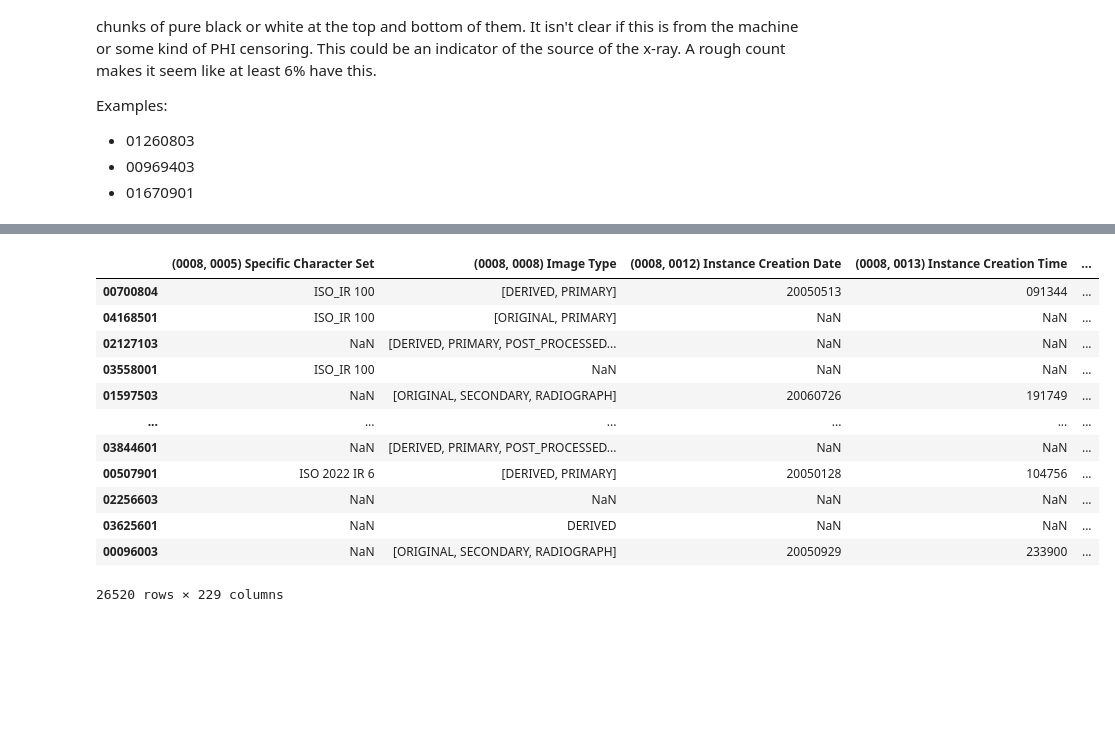
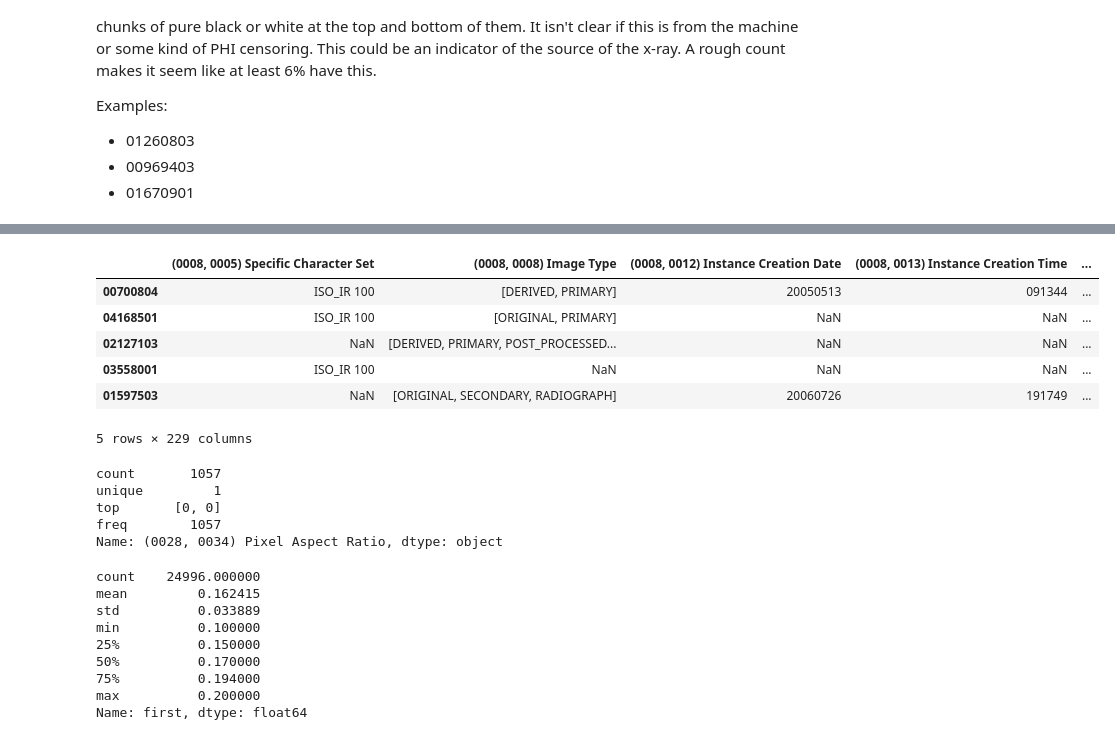
Before and after one commit to cairo-lab/xray_fingerprints, a Jupyter notebook: analysis/pixel_patterns/patterns.ipynb, the cells around one changed output, grey strips where cells are left out. Drawn from its saved outputs; the diff is of its cells as text; code cells hidden in the pictures; blank space fills up the shorter version.

```diff
--- a/analysis/pixel_patterns/patterns.ipynb
+++ b/analysis/pixel_patterns/patterns.ipynb
@@ -225,23 +363,21 @@ view_xray_box(os.path.join(REMOTE_IMAGE_DIR, "03408003.npy"), threshold = -1.19)
 # %%
-DICOM_METADATA_PATH = (
-    "/dartfs-hpc/rc/home/f/f005gzf/projects/data/dicom_metadata_df.pkl"
-)
-
 with open(DICOM_METADATA_PATH, "rb") as f:
     dicom_df = pickle.load(f)
 
-dicom_df
+dicom_df.head()
 # %% [output]
 |  | (0008, 0005) Specific Character Set | (0008, 0008) Image Type | (0008, 0012) Instance Creation Date | (0008, 0013) Instance Creation Time | ... |
 | 00700804 | ISO_IR 100 | [DERIVED, PRIMARY] | 20050513 | 091344 | ... |
 | 04168501 | ISO_IR 100 | [ORIGINAL, PRIMARY] | NaN | NaN | ... |
 | 02127103 | NaN | [DERIVED, PRIMARY, POST_PROCESSED... | NaN | NaN | ... |
 | 03558001 | ISO_IR 100 | NaN | NaN | NaN | ... |
 | 01597503 | NaN | [ORIGINAL, SECONDARY, RADIOGRAPH] | 20060726 | 191749 | ... |
-| ... | ... | ... | ... | ... | ... |
-| 03844601 | NaN | [DERIVED, PRIMARY, POST_PROCESSED... | NaN | NaN | ... |
-| 00507901 | ISO 2022 IR 6 | [DERIVED, PRIMARY] | 20050128 | 104756 | ... |
-| 02256603 | NaN | NaN | NaN | NaN | ... |
-| 03625601 | NaN | DERIVED | NaN | NaN | ... |
-| 00096003 | NaN | [ORIGINAL, SECONDARY, RADIOGRAPH] | 20050929 | 233900 | ... |
-26520 rows × 229 columns
+5 rows × 229 columns
+# %%
+dicom_df["(0028, 0034) Pixel Aspect Ratio"].describe()
+# %% [output]
+count       1057
+unique         1
+top       [0, 0]
+freq        1057
+Name: (0028, 0034) Pixel Aspect Ratio, dtype: object
@@ -247,0 +405,12 @@ dicom_df
+# %%
+df_pixels["first"].dropna().describe()
+# %% [output]
+count    24996.000000
+mean         0.162415
+std          0.033889
+min          0.100000
+25%          0.150000
+50%          0.170000
+75%          0.194000
+max          0.200000
+Name: first, dtype: float64
```
Also changed, not shown: parts of 23 cells of this notebook.
